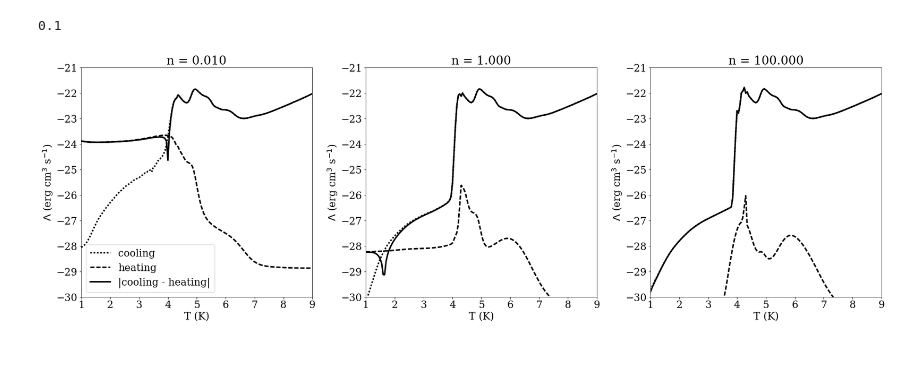
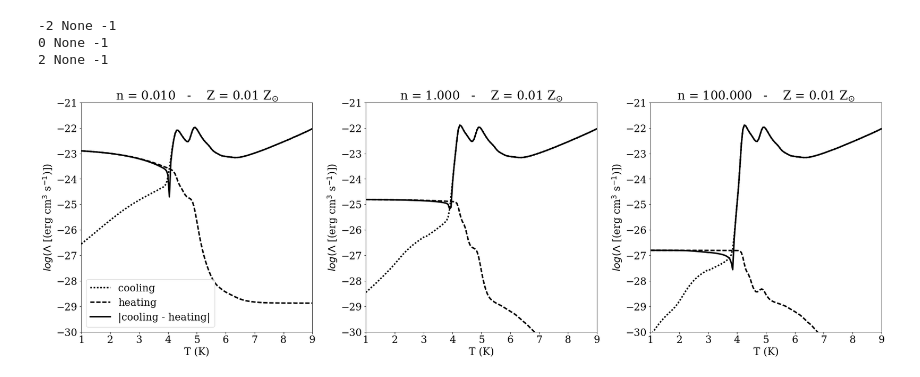
Before and after one commit to aemerick/galaxy_analysis, a Jupyter notebook: grackle/cooling_curve.ipynb, the cells around one changed output. Saved outputs shown, nothing was run; the diff lists cells and outputs as text; code cells hidden in the pictures.

```diff
--- a/grackle/cooling_curve.ipynb
+++ b/grackle/cooling_curve.ipynb
@@ -13,14 +13,17 @@ rc('font', **font)
 import matplotlib.pyplot as plt
 import h5py
 # %%
+all_n = np.arange(-10, 2.5 ,0.5) # we cut off n = 2.5, 3, 3.5, 4 because Cloudy
+
 def get_index_number(n, z = None, z_index = None):
 
-    all_n = np.arange(-10, 2.5 ,0.5) # we cut off n = 2.5, 3, 3.5, 4 because Cloudy
+    all_n = np.arange(-10, 2.5 , 0.5) # we cut off n = 2.5, 3, 3.5, 4 because Cloudy
+    all_n = np.arange(-10, 4.0 , 0.5)
 
-    all_z = [0.0000e+00, 1.2202e-01, 2.5893e-01, 4.1254e-01, 5.8489e-01, 7.7828e-01, 9.9526e-01, 1.2387e+00,
+    all_z = np.array([0.0000e+00, 1.2202e-01, 2.5893e-01, 4.1254e-01, 5.8489e-01, 7.7828e-01, 9.9526e-01, 1.2387e+00,
              1.5119e+00, 1.8184e+00, 2.1623e+00, 2.5481e+00, 2.9811e+00, 3.4668e+00, 4.0119e+00, 4.6234e+00,
              5.3096e+00, 6.0795e+00, 6.9433e+00, 7.9125e+00, 9.0000e+00, 1.0220e+01, 1.1589e+01, 1.3125e+01,
-             1.4849e+01]
+             1.4849e+01])
 
 
     index1 = np.argmin( np.abs(all_n - n))
@@ -41,7 +44,7 @@ def get_index_number(n, z = None, z_index = None):
 
     run_num = (index1)*len(all_z) + (index2 + 1)
 
-    print index1, index2, run_num
+    return index1, index2, run_num
 
 
 #j = 0
@@ -66,7 +69,7 @@ def get_index_number(n, z = None, z_index = None):
 #    n_z_dict_2[(t[0], (i-1)%(np.size(all_z)))] = i
 #    i = i + 1
 # %%
-data_type = 'shielded'
+data_type = 'thin'
 
 if data_type == 'thin':
     data = h5py.File('./CloudyData_UVB=HM2012.h5')
@@ -136,6 +124,8 @@ for i in [0,1,2]:
 
     n = plot_n[i]
 
+
+    print n, z, z_index
     index1, index2, run_num = get_index_number(n, z = z, z_index = z_index)
 
     try:
@@ -162,36 +152,38 @@ for i in [0,1,2]:
     except:
         print 'failed to plot cooling - heating'
 
     if i == 0:
         ax[i].legend(loc='best')
     ax[i].set_xlabel('T (K)')
-    ax[i].set_ylabel(r'$\Lambda$ (erg cm$^{3}$ s$^{-1}$)')
+    ax[i].set_ylabel(r'$log(\Lambda$ [(erg cm$^{3}$ s$^{-1}$)])')
 
     ax[i].set_title(r'n = %.3f   -    Z = %0.2f Z$_{\odot}$'%(10**n,Z))
 
 
     ax[i].xaxis.set_ticks(np.arange(1,9.1,1))
 
     ax[i].set_xlim(1,9)
     ax[i].set_ylim(-30, -21)
 
 
 
 fig.set_size_inches(24,8)
 plt.tight_layout()
 plt.show()
 
 if data_type == 'thin':
     fig.savefig('cooling_rates_opticallythin.png')
 elif data_type == 'shielded':
     fig.savefig('cooling_rates_shielded.png')
 elif data_type == 'shielded_cooling_only':
     fig.savefig('cooling_rates_shielded_cooling_only.png')
 elif data_type == 'noUVB':
     fig.savefig('cooling_rates_noUVB.png')
 # %% [output]
-0.1
+-2 None -1
+0 None -1
+2 None -1
-[figure, old version]
+[figure, new version]
 # %%
 thin   = h5py.File('./CloudyData_UVB=HM2012.h5')
 shield = h5py.File('./CloudyData_UVB=HM2012_shielded.h5')
```
Also changed, not shown: parts of 4 cells of this notebook.
